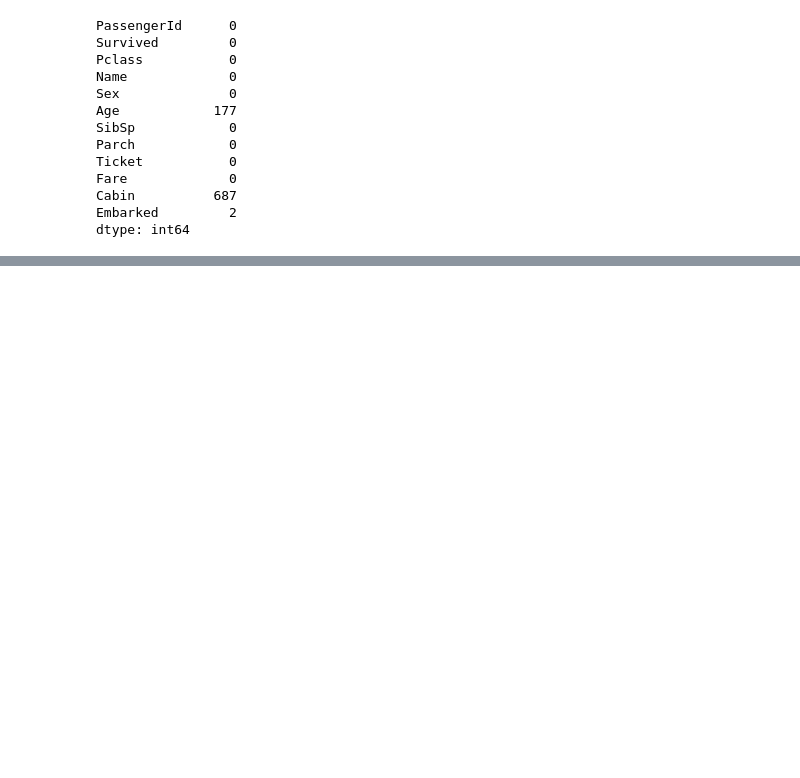
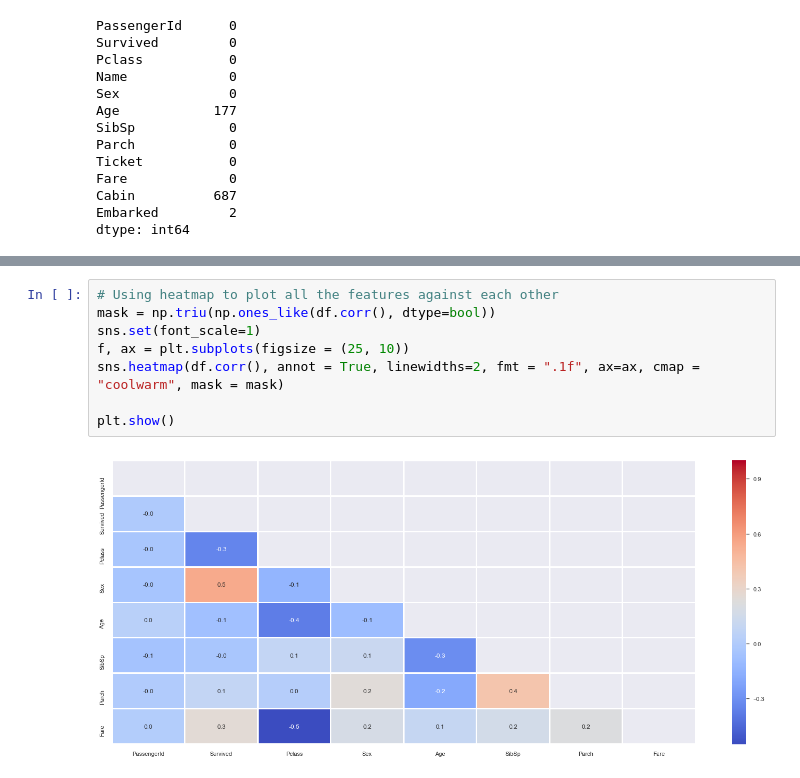
Before and after one commit to Pasha-Akito/Titanic_Machine-Learning-from-Disaster, a Jupyter notebook: titanic.ipynb, the cells around one changed output, grey strips where cells are left out. Drawn from its saved outputs; the diff is of its cells as text; blank space fills up the shorter version.

```diff
--- a/titanic.ipynb
+++ b/titanic.ipynb
@@ -94,0 +150,10 @@ dtype: int64
+# %%
+# Using heatmap to plot all the features against each other
+mask = np.triu(np.ones_like(df.corr(), dtype=bool))
+sns.set(font_scale=1)
+f, ax = plt.subplots(figsize = (25, 10))
+sns.heatmap(df.corr(), annot = True, linewidths=2, fmt = ".1f", ax=ax, cmap = "coolwarm", mask = mask)
+
+plt.show()
+# %% [output]
+[figure, added]
```
Also changed, not shown: parts of 12 cells of this notebook.
